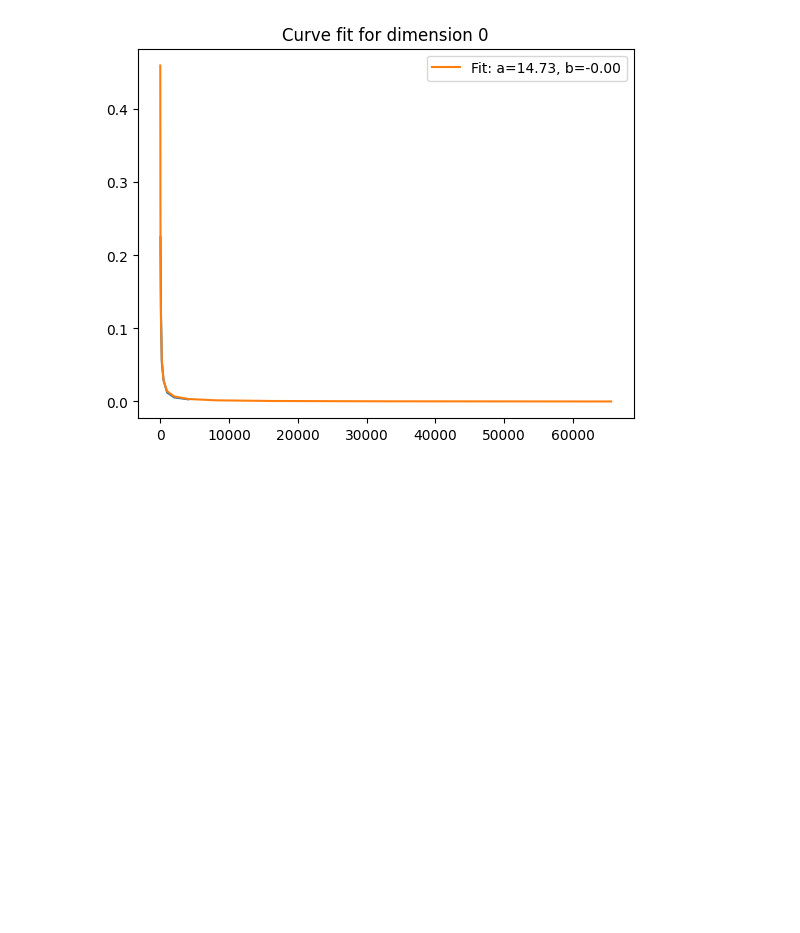
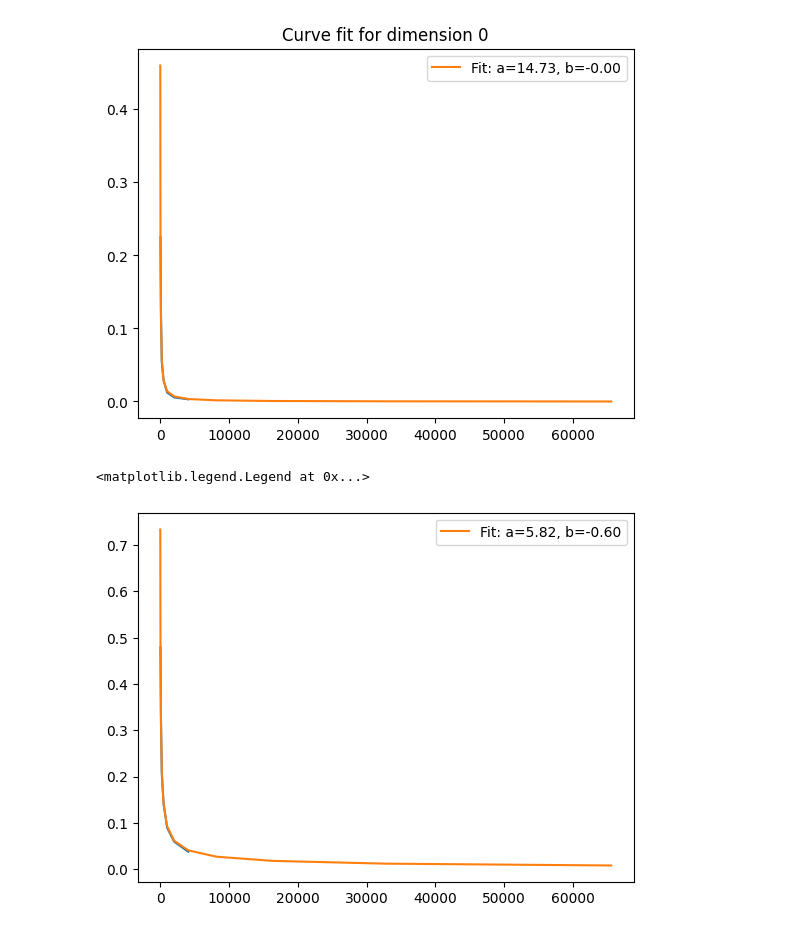
Before and after one commit to mwagner6/124prog1, a Jupyter notebook: maxweights.ipynb, the cells around one changed output. Drawn from its saved outputs; the diff is of its cells as text; code cells hidden in the pictures; blank space fills up the shorter version.

```diff
--- a/maxweights.ipynb
+++ b/maxweights.ipynb
@@ -26,10 +26,14 @@ k_n_1 = [0.9219, 0.8488, 0.7538, 0.7377, 0.6173, 0.5849, 0.5329]
 n_2 = [64, 128, 256, 512, 1024, 2048, 4096]
 k_n_2 = [0.4796, 0.3340, 0.2049, 0.1426, 0.0895, 0.0592, 0.0374]
 # %%
-def power(x, a, b, c):
-    return a * (x**b) + c
+def power(x, a, b):
+    return a * (x**b)
 # %%
-popt_2, pcov_2 = curve_fit(power, n_2, k_n_2, p0=(1,1,1), maxfev=10000)
+popt_2, pcov_2 = curve_fit(power, n_2, k_n_2, p0=(1,1), maxfev=10000)
 # %%
 plt.plot(n_2, k_n_2)
-plt.plot(samplerange, power(samplerange, *popt_2), label=f'Fit: a={popt_2[0]:.2f}, b={popt_2[1]:.2f}, c={popt_2[2]:.2f}')
+plt.plot(samplerange, power(samplerange, *popt_2), label=f'Fit: a={popt_2[0]:.2f}, b={popt_2[1]:.2f}')
+plt.legend()
+# %% [output]
+<matplotlib.legend.Legend at 0x...>
+[figure, added]
```
Also changed, not shown: parts of 5 cells of this notebook, 5 other files.
